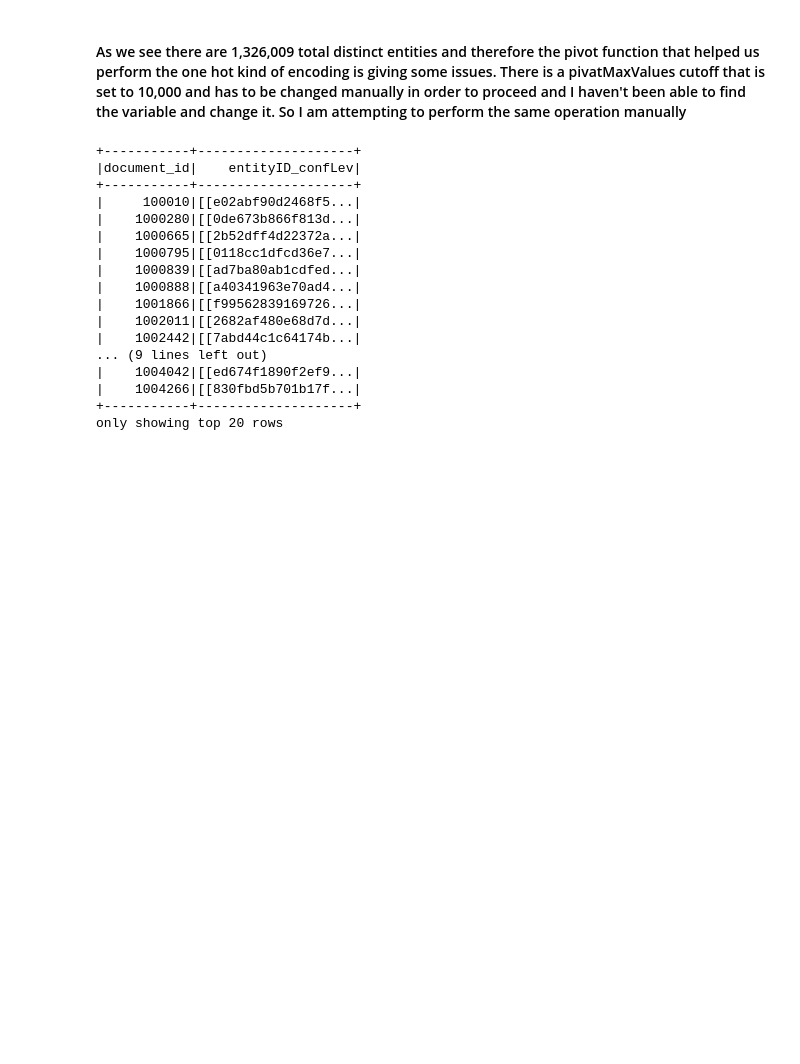
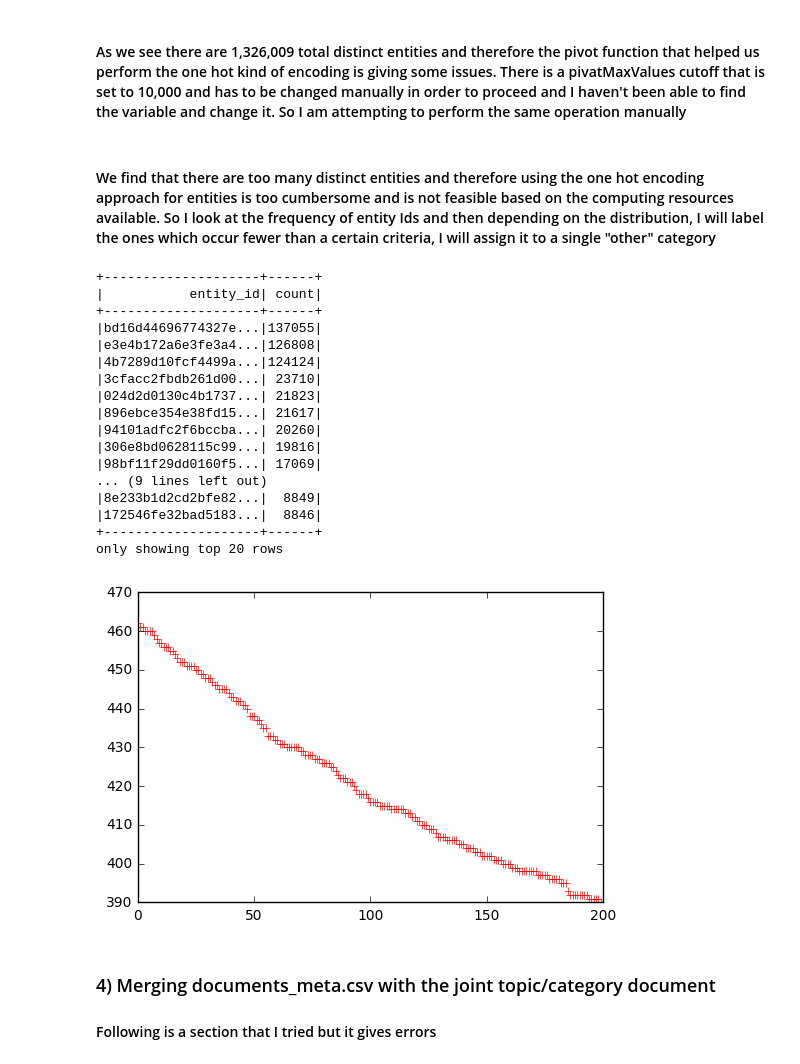
Before and after one commit to AnshumaanBajpai/Kaggle, a Jupyter notebook: kaggle_scripts/outbrainClickPrediction/documentAnalysis.ipynb, the cells around one changed output. Cells and saved outputs as stored; diff of their text form; code cells hidden in the pictures; blank space fills up the shorter version.

```diff
--- a/kaggle_scripts/outbrainClickPrediction/documentAnalysis.ipynb
+++ b/kaggle_scripts/outbrainClickPrediction/documentAnalysis.ipynb
@@ -445,22 +445,36 @@ def performPivot(dfname, groupByCol, pivotCol, values):
     groupedTupDF.show()
     return None
 
-performPivot(docEntDF, "document_id", "entity_id", "confidence_level")
+#performPivot(docEntDF, "document_id", "entity_id", "confidence_level")
-# %% [output]
-+-----------+--------------------+
-|document_id|    entityID_confLev|
-+-----------+--------------------+
-|     100010|[[e02abf90d2468f5...|
-|    1000280|[[0de673b866f813d...|
-|    1000665|[[2b52dff4d22372a...|
-|    1000795|[[0118cc1dfcd36e7...|
-|    1000839|[[ad7ba80ab1cdfed...|
-|    1000888|[[a40341963e70ad4...|
-|    1001866|[[f99562839169726...|
-|    1002011|[[2682af480e68d7d...|
-|    1002442|[[7abd44c1c64174b...|
-... (9 lines left out)
-|    1004042|[[ed674f1890f2ef9...|
-|    1004266|[[830fbd5b701b17f...|
-+-----------+--------------------+
-only showing top 20 rows
+# %% [markdown]
+#### We find that there are too many distinct entities and therefore using the one hot encoding approach for entities is too cumbersome and is not feasible based on the computing resources available. So I look at the frequency of entity Ids and then depending on the distribution, I will label the ones which occur fewer than a certain criteria, I will assign it to a single "other" category
+# %%
+# docEntDF is the dataframe that we need to use
+docEntDFGrpByEnt = docEntDF.groupBy("entity_id").count().sort('count', ascending=False)
+docEntDFGrpByEnt.show()
+# Generally, we should avoid using the collect function but in this case I know that the data isn't that massive
+entCountList = docEntDFGrpByEnt.select("count").rdd.flatMap(lambda x: x).collect()
+plt.plot(range(200), entCountList[800:1000], 'r+')
+plt.show()
+# %% [output]
++--------------------+------+
+|           entity_id| count|
++--------------------+------+
+|bd16d44696774327e...|137055|
+|e3e4b172a6e3fe3a4...|126808|
+|4b7289d10fcf4499a...|124124|
+|3cfacc2fbdb261d00...| 23710|
+|024d2d0130c4b1737...| 21823|
+|896ebce354e38fd15...| 21617|
+|94101adfc2f6bccba...| 20260|
+|306e8bd0628115c99...| 19816|
+|98bf11f29dd0160f5...| 17069|
+... (9 lines left out)
+|8e233b1d2cd2bfe82...|  8849|
+|172546fe32bad5183...|  8846|
++--------------------+------+
+only showing top 20 rows
+[figure, added]
+# %% [markdown]
+### 4) Merging documents_meta.csv with the joint topic/category document
+#### Following is a section that I tried but it gives errors
```
Also changed, not shown: parts of 10 cells of this notebook, 3 other files.
